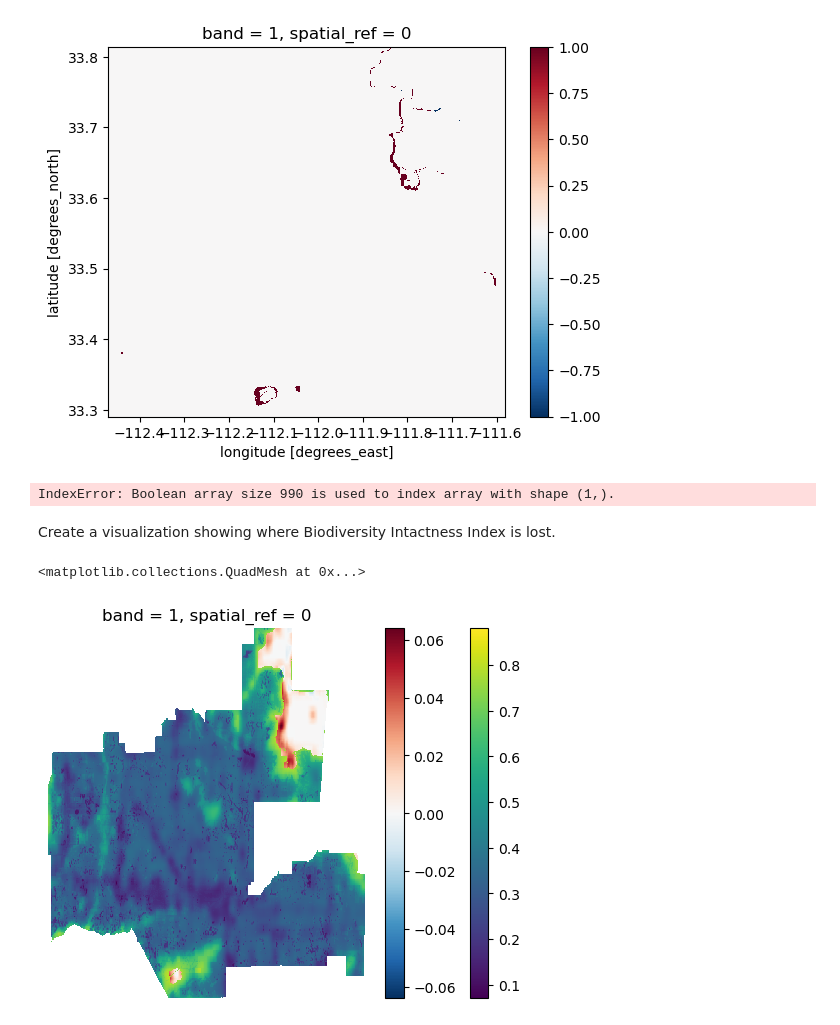
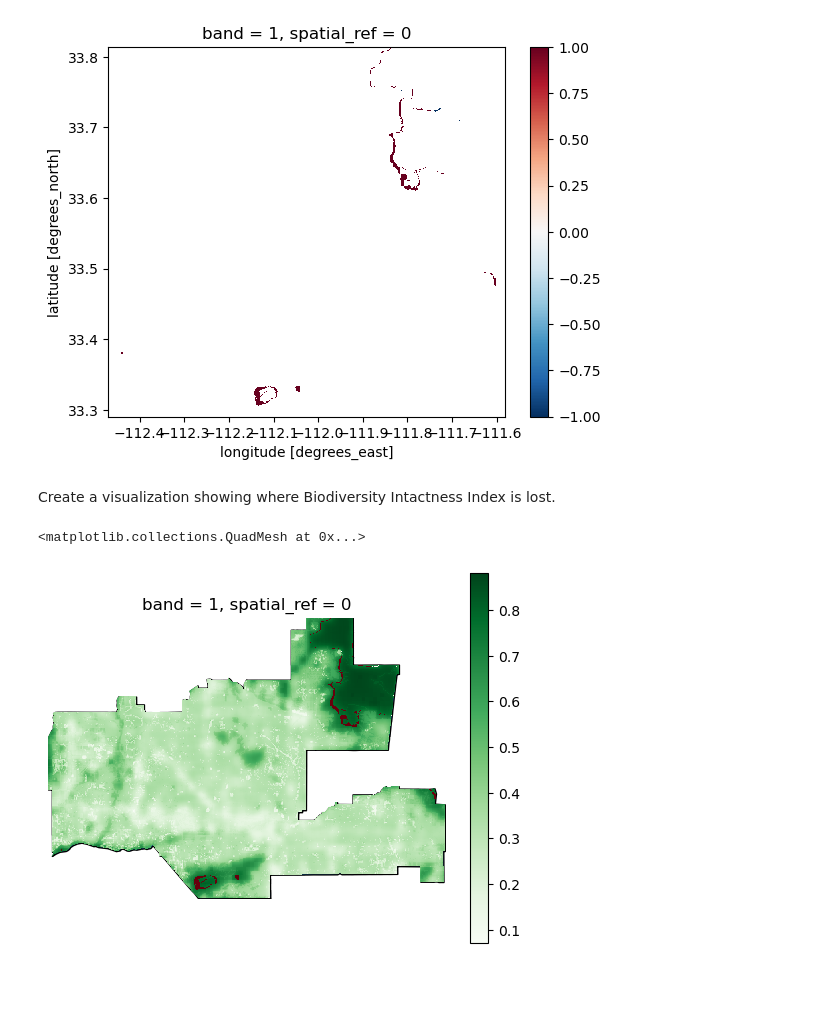
Before and after one commit to sofiiir/task2-biodiversity-intactness, a Jupyter notebook: task2-biodiversity-intactness.ipynb, the cells around one changed output. Saved outputs shown, nothing was run; the diff lists cells and outputs as text; code cells hidden in the pictures; blank space fills up the shorter version.

Commit message:
Final plot

```diff
--- a/task2-biodiversity-intactness.ipynb
+++ b/task2-biodiversity-intactness.ipynb
@@ -191,4 +191,6 @@ bio_20_int = bio_20_75.astype(int)
 # %%
 # Calculate the loss from 2017 and 2020
 loss = bio_17_int - bio_20_int
+# %%
+loss = loss.where(loss != 0)
 # %%
@@ -196,20 +199,20 @@ loss.plot()
 # %% [output]
 <matplotlib.collections.QuadMesh at 0x...>
 [figure]
-# %%
-loss[loss.x <= 1]
-# %% [output]
-IndexError: Boolean array size 990 is used to index array with shape (1,).
 # %% [markdown]
 Create a visualization showing where Biodiversity Intactness Index is lost.
 # %%
 fig, ax = plt.subplots()
 ax.axis('off')
 
-bio_2017.plot(ax = ax)
-loss.plot(ax = ax)
+phoenix.plot(ax=ax, edgecolor = "black")
+bio_2017.plot(ax = ax,
+              cmap = 'Greens')
+loss.plot(ax = ax,
+          cmap = "Reds",
+          add_colorbar = False)
 # %% [output]
 <matplotlib.collections.QuadMesh at 0x...>
-[figure, old version]
+[figure, new version]
 # %%
 # at_colorbar = False
```
Also changed, not shown: parts of 1 cell of this notebook.
